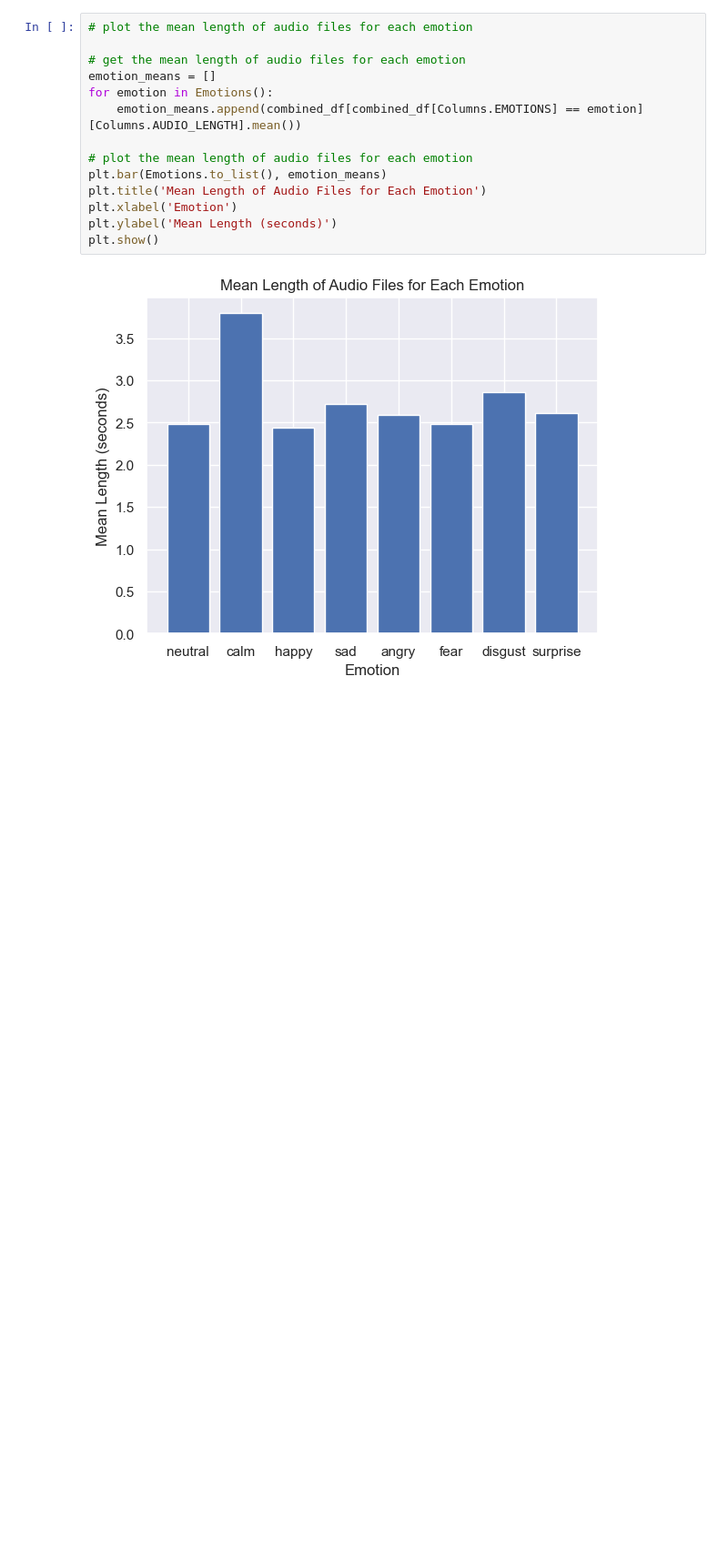
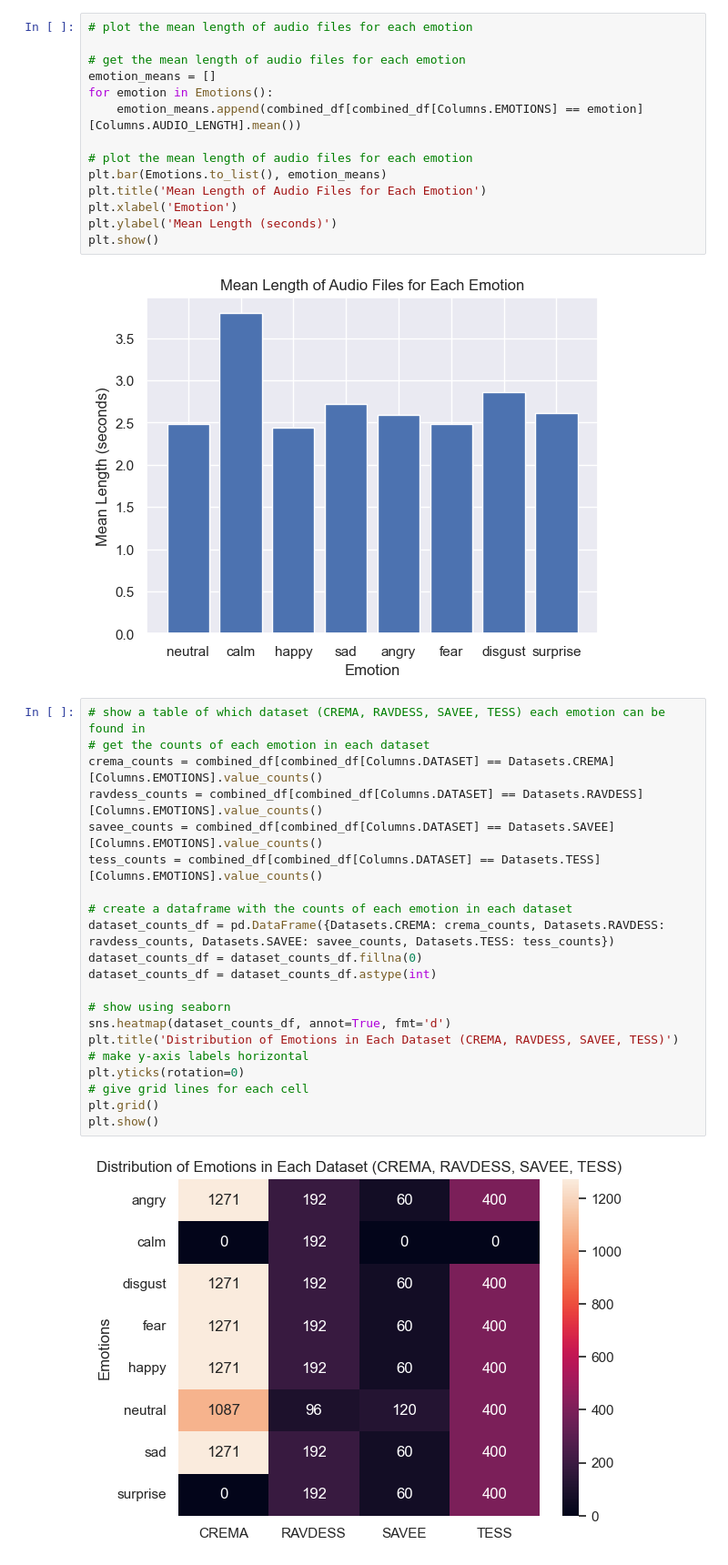
Before and after one commit to Electronic-Yoda/sonic-mood, a Jupyter notebook: notebooks/data_processing_local.ipynb, the cells around one changed output. Shown at 91% size. Cells and saved outputs as stored; diff of their text form; blank space fills up the shorter version.

Commit message:
add distributions of emotions in each dataset

```diff
--- a/notebooks/data_processing_local.ipynb
+++ b/notebooks/data_processing_local.ipynb
@@ -165,3 +165,26 @@ plt.ylabel('Mean Length (seconds)')
 plt.show()
 # %% [output]
 [figure]
+# %%
+# show a table of which dataset (CREMA, RAVDESS, SAVEE, TESS) each emotion can be found in
+# get the counts of each emotion in each dataset
+crema_counts = combined_df[combined_df[Columns.DATASET] == Datasets.CREMA][Columns.EMOTIONS].value_counts()
+ravdess_counts = combined_df[combined_df[Columns.DATASET] == Datasets.RAVDESS][Columns.EMOTIONS].value_counts()
+savee_counts = combined_df[combined_df[Columns.DATASET] == Datasets.SAVEE][Columns.EMOTIONS].value_counts()
+tess_counts = combined_df[combined_df[Columns.DATASET] == Datasets.TESS][Columns.EMOTIONS].value_counts()
+
+# create a dataframe with the counts of each emotion in each dataset
+dataset_counts_df = pd.DataFrame({Datasets.CREMA: crema_counts, Datasets.RAVDESS: ravdess_counts, Datasets.SAVEE: savee_counts, Datasets.TESS: tess_counts})
+dataset_counts_df = dataset_counts_df.fillna(0)
+dataset_counts_df = dataset_counts_df.astype(int)
+
+# show using seaborn
+sns.heatmap(dataset_counts_df, annot=True, fmt='d')
+plt.title('Distribution of Emotions in Each Dataset (CREMA, RAVDESS, SAVEE, TESS)')
+# make y-axis labels horizontal
+plt.yticks(rotation=0)
+# give grid lines for each cell
+plt.grid()
+plt.show()
+# %% [output]
+[figure, added]
```
